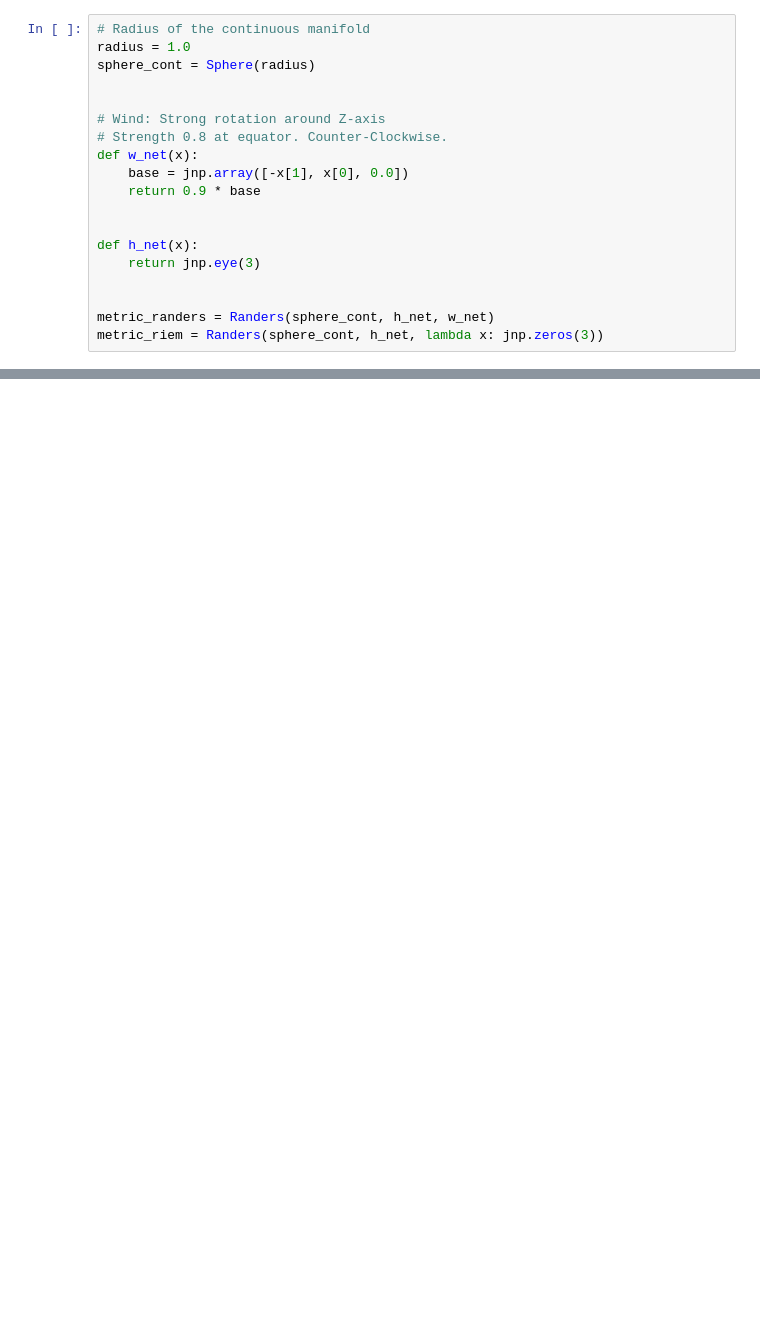
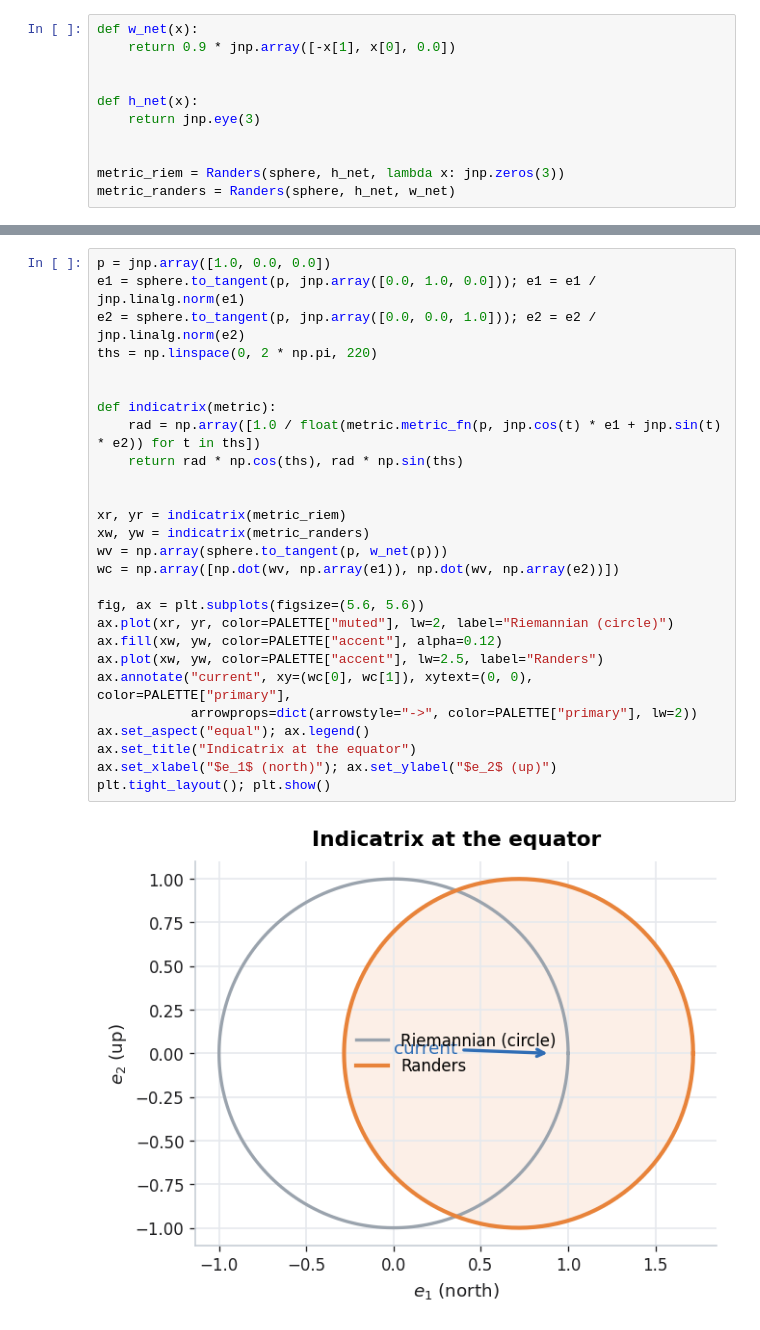
Before and after one commit to hubibala/finslerax, a Jupyter notebook: examples/notebooks/demo_zermelo.ipynb, the cells around one changed output, grey strips where cells are left out. Cells and saved outputs as stored; diff of their text form; blank space fills up the shorter version.

```diff
--- a/examples/notebooks/demo_zermelo.ipynb
+++ b/examples/notebooks/demo_zermelo.ipynb
@@ -33,19 +42,11 @@ Below, we define an equatorial trade wind system rotating around the Z-axis.
 # %%
-# Radius of the continuous manifold
-radius = 1.0
-sphere_cont = Sphere(radius)
-
-
-# Wind: Strong rotation around Z-axis
-# Strength 0.8 at equator. Counter-Clockwise.
 def w_net(x):
-    base = jnp.array([-x[1], x[0], 0.0])
-    return 0.9 * base
+    return 0.9 * jnp.array([-x[1], x[0], 0.0])
 
 
 def h_net(x):
     return jnp.eye(3)
 
 
-metric_randers = Randers(sphere_cont, h_net, w_net)
-metric_riem = Randers(sphere_cont, h_net, lambda x: jnp.zeros(3))
+metric_riem = Randers(sphere, h_net, lambda x: jnp.zeros(3))
+metric_randers = Randers(sphere, h_net, w_net)
@@ -178,0 +124,29 @@ fig.show()
+# %%
+p = jnp.array([1.0, 0.0, 0.0])
+e1 = sphere.to_tangent(p, jnp.array([0.0, 1.0, 0.0])); e1 = e1 / jnp.linalg.norm(e1)
+e2 = sphere.to_tangent(p, jnp.array([0.0, 0.0, 1.0])); e2 = e2 / jnp.linalg.norm(e2)
+ths = np.linspace(0, 2 * np.pi, 220)
+
+
+def indicatrix(metric):
+    rad = np.array([1.0 / float(metric.metric_fn(p, jnp.cos(t) * e1 + jnp.sin(t) * e2)) for t in ths])
+    return rad * np.cos(ths), rad * np.sin(ths)
+
+
+xr, yr = indicatrix(metric_riem)
+xw, yw = indicatrix(metric_randers)
+wv = np.array(sphere.to_tangent(p, w_net(p)))
+wc = np.array([np.dot(wv, np.array(e1)), np.dot(wv, np.array(e2))])
+
+fig, ax = plt.subplots(figsize=(5.6, 5.6))
+ax.plot(xr, yr, color=PALETTE["muted"], lw=2, label="Riemannian (circle)")
+ax.fill(xw, yw, color=PALETTE["accent"], alpha=0.12)
+ax.plot(xw, yw, color=PALETTE["accent"], lw=2.5, label="Randers")
+ax.annotate("current", xy=(wc[0], wc[1]), xytext=(0, 0), color=PALETTE["primary"],
+            arrowprops=dict(arrowstyle="->", color=PALETTE["primary"], lw=2))
+ax.set_aspect("equal"); ax.legend()
+ax.set_title("Indicatrix at the equator")
+ax.set_xlabel("$e_1$ (north)"); ax.set_ylabel("$e_2$ (up)")
+plt.tight_layout(); plt.show()
+# %% [output]
+[figure, added]
```
Also changed, not shown: parts of 22 cells of this notebook, 18 other files.
